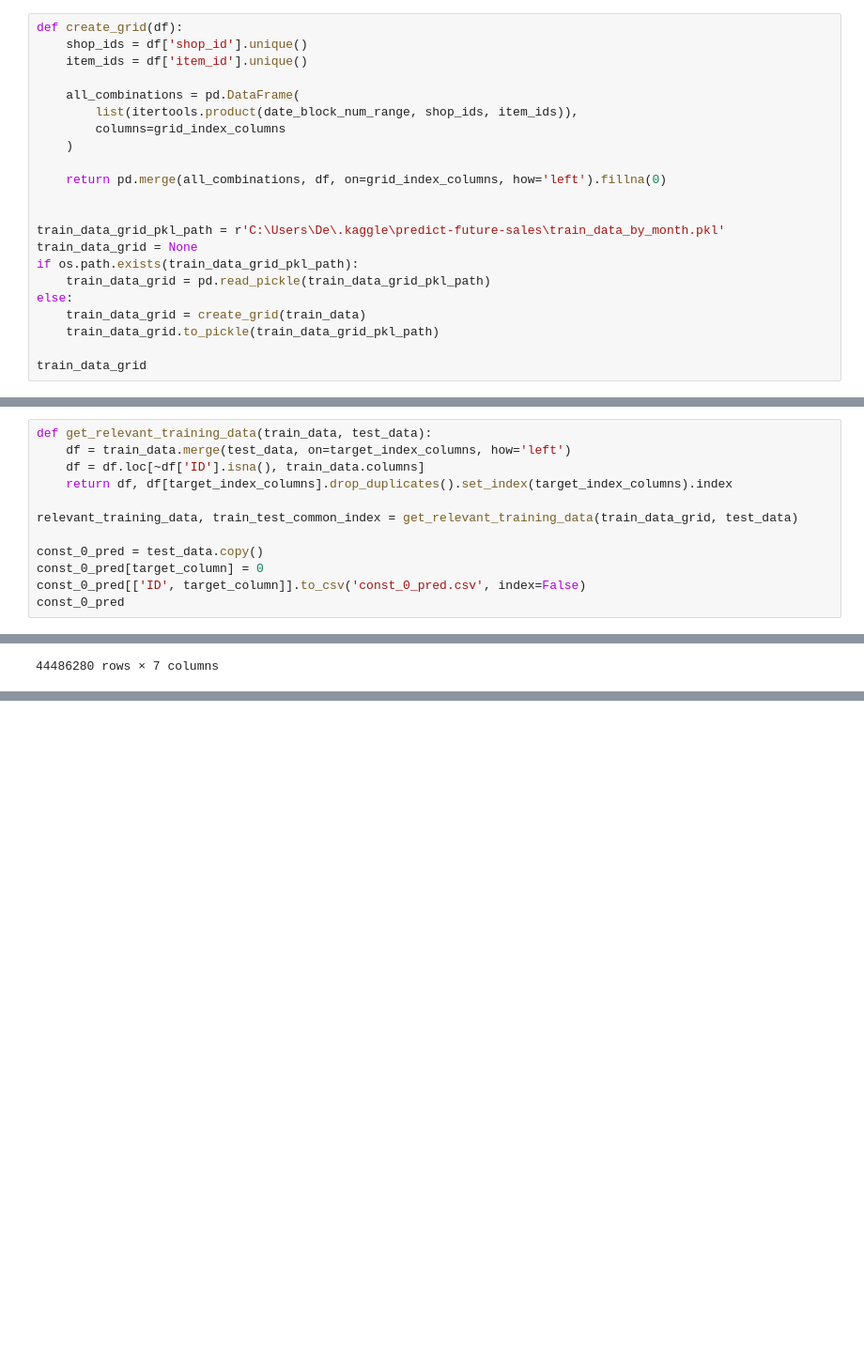
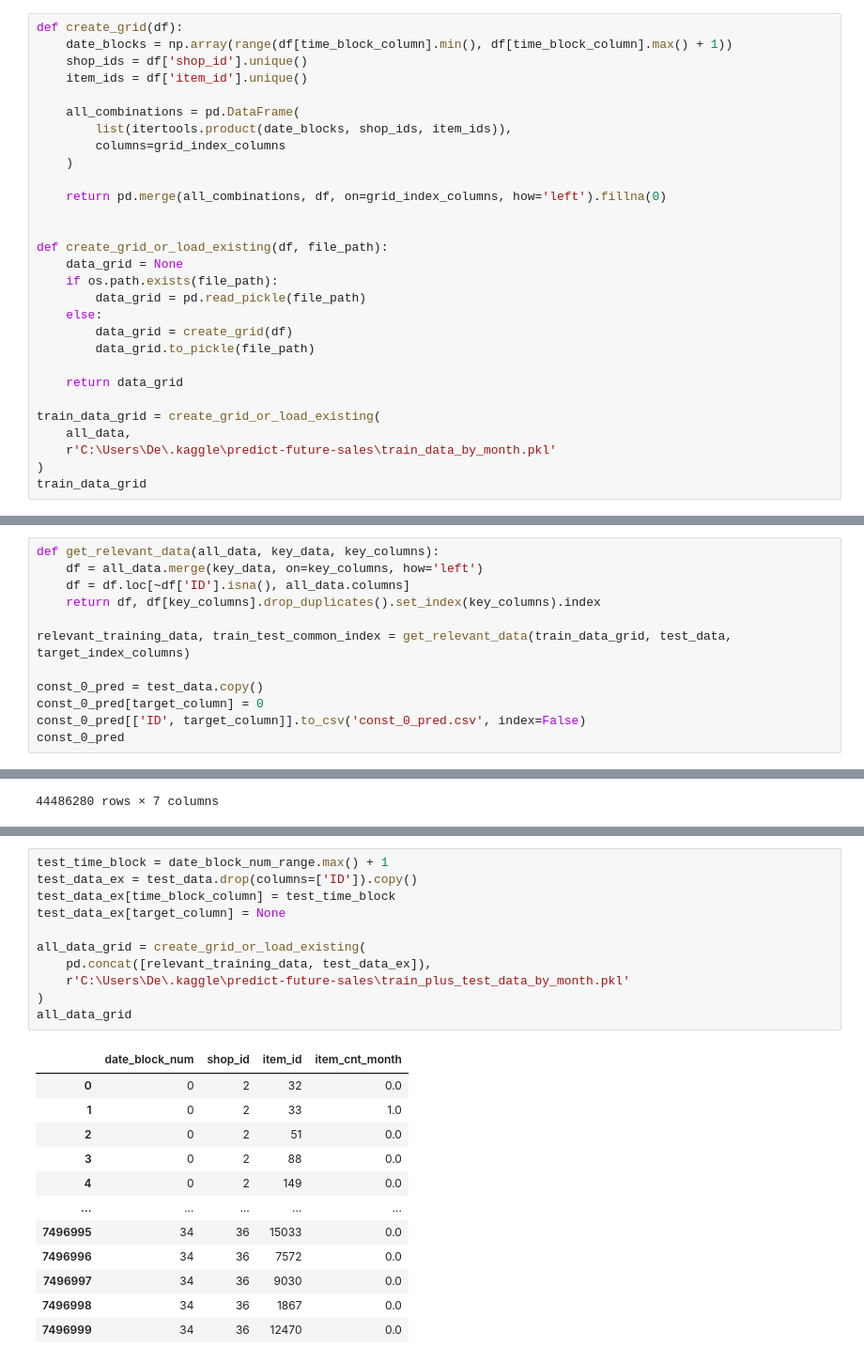
Before and after one commit to VladGnatiuk/projector_ml6, a Jupyter notebook: _vg/homeworks/homework 08. Prjctr HW13. Time series analysis.ipynb, the cells around one changed output, grey strips where cells are left out. Shown at 94% size. Drawn from its saved outputs; the diff is of its cells as text; blank space fills up the shorter version.

```diff
--- a/_vg/homeworks/homework 08. Prjctr HW13. Time series analysis.ipynb
+++ b/_vg/homeworks/homework 08. Prjctr HW13. Time series analysis.ipynb
@@ -222,25 +224,32 @@ item_cnt_month
 Name: proportion, dtype: float64
 # %%
 def create_grid(df):
+    date_blocks = np.array(range(df[time_block_column].min(), df[time_block_column].max() + 1))
     shop_ids = df['shop_id'].unique()
     item_ids = df['item_id'].unique()
 
     all_combinations = pd.DataFrame(
-        list(itertools.product(date_block_num_range, shop_ids, item_ids)),
+        list(itertools.product(date_blocks, shop_ids, item_ids)),
         columns=grid_index_columns
     )
 
     return pd.merge(all_combinations, df, on=grid_index_columns, how='left').fillna(0)
 
 
-train_data_grid_pkl_path = r'C:\Users\De\.kaggle\predict-future-sales\train_data_by_month.pkl'
-train_data_grid = None
-if os.path.exists(train_data_grid_pkl_path):
-    train_data_grid = pd.read_pickle(train_data_grid_pkl_path)
-else:
-    train_data_grid = create_grid(train_data)
-    train_data_grid.to_pickle(train_data_grid_pkl_path)
+def create_grid_or_load_existing(df, file_path):
+    data_grid = None
+    if os.path.exists(file_path):
+        data_grid = pd.read_pickle(file_path)
+    else:
+        data_grid = create_grid(df)
+        data_grid.to_pickle(file_path)
 
+    return data_grid
+
+train_data_grid = create_grid_or_load_existing(
+    all_data,
+    r'C:\Users\De\.kaggle\predict-future-sales\train_data_by_month.pkl'
+)
 train_data_grid
 # %% [output]
 |  | date_block_num | shop_id | item_id | item_cnt_month |
@@ -439,12 +448,12 @@ merge_results( [
 # repeat the training pipeline from workshop lecture
 # make three submissions to the leaderboard to see how well the model is doing and if results are correlated with the local validation
 # %%
-def get_relevant_training_data(train_data, test_data):
-    df = train_data.merge(test_data, on=target_index_columns, how='left')
-    df = df.loc[~df['ID'].isna(), train_data.columns]
-    return df, df[target_index_columns].drop_duplicates().set_index(target_index_columns).index
+def get_relevant_data(all_data, key_data, key_columns):
+    df = all_data.merge(key_data, on=key_columns, how='left')
+    df = df.loc[~df['ID'].isna(), all_data.columns]
+    return df, df[key_columns].drop_duplicates().set_index(key_columns).index
 
-relevant_training_data, train_test_common_index = get_relevant_training_data(train_data_grid, test_data)
+relevant_training_data, train_test_common_index = get_relevant_data(train_data_grid, test_data, target_index_columns)
 
 const_0_pred = test_data.copy()
 const_0_pred[target_column] = 0
@@ -637,0 +675,24 @@ folds
+# %%
+test_time_block = date_block_num_range.max() + 1
+test_data_ex = test_data.drop(columns=['ID']).copy()
+test_data_ex[time_block_column] = test_time_block
+test_data_ex[target_column] = None
+
+all_data_grid = create_grid_or_load_existing(
+    pd.concat([relevant_training_data, test_data_ex]),
+    r'C:\Users\De\.kaggle\predict-future-sales\train_plus_test_data_by_month.pkl'
+)
+all_data_grid
+# %% [output]
+|  | date_block_num | shop_id | item_id | item_cnt_month |
+| 0 | 0 | 2 | 32 | 0.0 |
+| 1 | 0 | 2 | 33 | 1.0 |
+| 2 | 0 | 2 | 51 | 0.0 |
+| 3 | 0 | 2 | 88 | 0.0 |
+| 4 | 0 | 2 | 149 | 0.0 |
+| ... | ... | ... | ... | ... |
+| 7496995 | 34 | 36 | 15033 | 0.0 |
+| 7496996 | 34 | 36 | 7572 | 0.0 |
+| 7496997 | 34 | 36 | 9030 | 0.0 |
+| 7496998 | 34 | 36 | 1867 | 0.0 |
+| 7496999 | 34 | 36 | 12470 | 0.0 |
```
Also changed, not shown: parts of 22 cells of this notebook, 2 other files.
